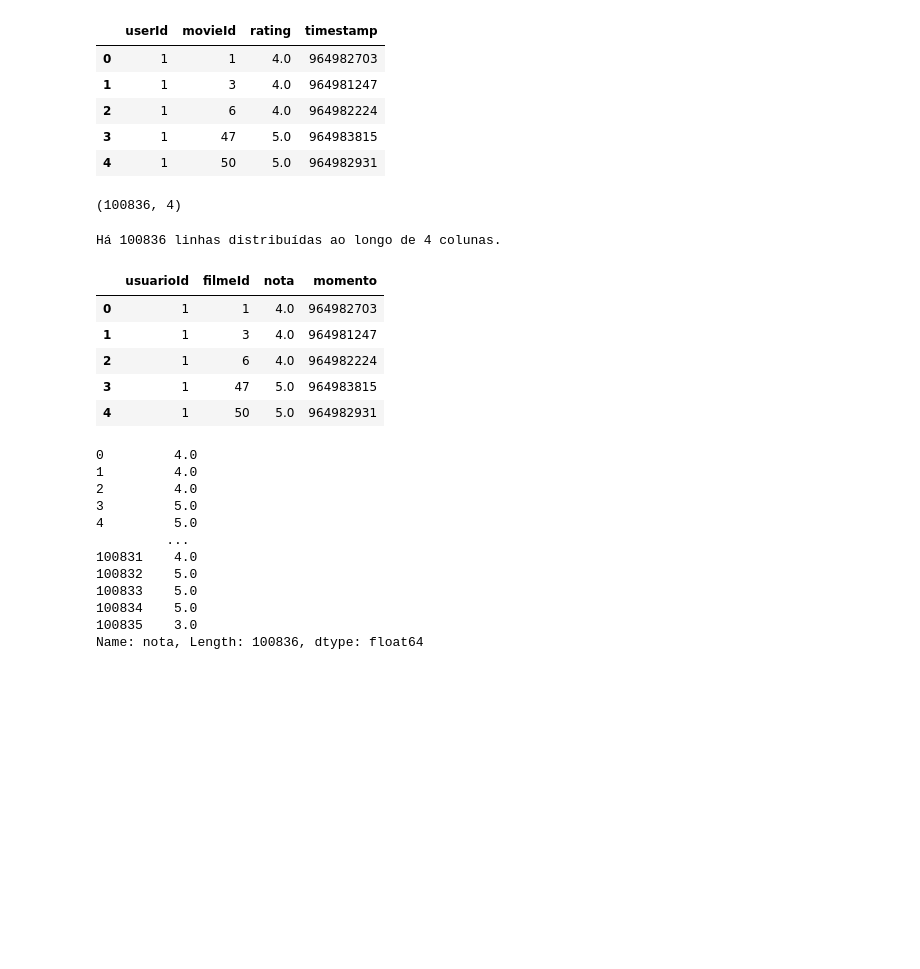
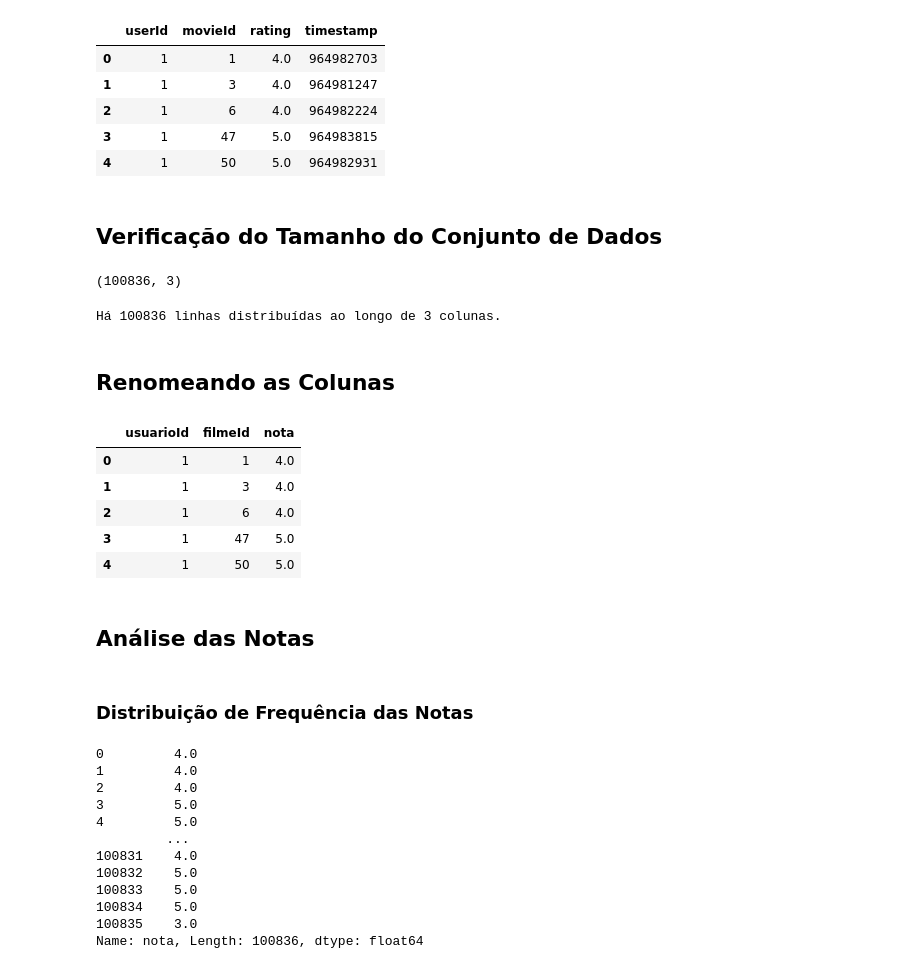
Before and after one commit to diego-torres-coder/Analise-Exploratoria-de-Dados-com-o-TMDB-5000, a Jupyter notebook: Introdução a Data Science.ipynb, the cells around one changed output. Cells and saved outputs as stored; diff of their text form; code cells hidden in the pictures; blank space fills up the shorter version.

Commit message:
Atualize algumas análises

```diff
--- a/Introdução a Data Science.ipynb
+++ b/Introdução a Data Science.ipynb
@@ -18,8 +29,13 @@ notas.head()
 | 2 | 1 | 6 | 4.0 | 964982224 |
 | 3 | 1 | 47 | 5.0 | 964983815 |
 | 4 | 1 | 50 | 5.0 | 964982931 |
+# %%
+# Remove a coluna especificada
+notas.drop('timestamp', axis='columns', inplace=True)
+# %% [markdown]
+## Verificação do Tamanho do Conjunto de Dados
 # %%
 # Exibe as dimensões do dataframe
 notas.shape
 # %% [output]
-(100836, 4)
+(100836, 3)
@@ -26,20 +45,26 @@ notas.shape
 # %%
-print(f'Há {notas.shape[0]} linhas distribuídas ao longo de {notas.shape[1]} colunas.')
+print(f'Há {num_linhas} linhas distribuídas ao longo de {num_colunas} colunas.')
 # %% [output]
-Há 100836 linhas distribuídas ao longo de 4 colunas.
+Há 100836 linhas distribuídas ao longo de 3 colunas.
+# %% [markdown]
+## Renomeando as Colunas
 # %%
 # Renomeia as colunas do dataframe
-notas.columns = ['usuarioId', 'filmeId', 'nota', 'momento']
+notas.columns = ['usuarioId', 'filmeId', 'nota']
 
 # Exibe as cinco primeiras linhas
 notas.head()
 # %% [output]
-|  | usuarioId | filmeId | nota | momento |
-| 0 | 1 | 1 | 4.0 | 964982703 |
-| 1 | 1 | 3 | 4.0 | 964981247 |
-| 2 | 1 | 6 | 4.0 | 964982224 |
-| 3 | 1 | 47 | 5.0 | 964983815 |
-| 4 | 1 | 50 | 5.0 | 964982931 |
+|  | usuarioId | filmeId | nota |
+| 0 | 1 | 1 | 4.0 |
+| 1 | 1 | 3 | 4.0 |
+| 2 | 1 | 6 | 4.0 |
+| 3 | 1 | 47 | 5.0 |
+| 4 | 1 | 50 | 5.0 |
+# %% [markdown]
+## Análise das Notas
+# %% [markdown]
+### Distribuição de Frequência das Notas
 # %%
 # Seleciona a coluna nota, retornando uma Série
 notas['nota']
```
Also changed, not shown: parts of 50 cells of this notebook.
